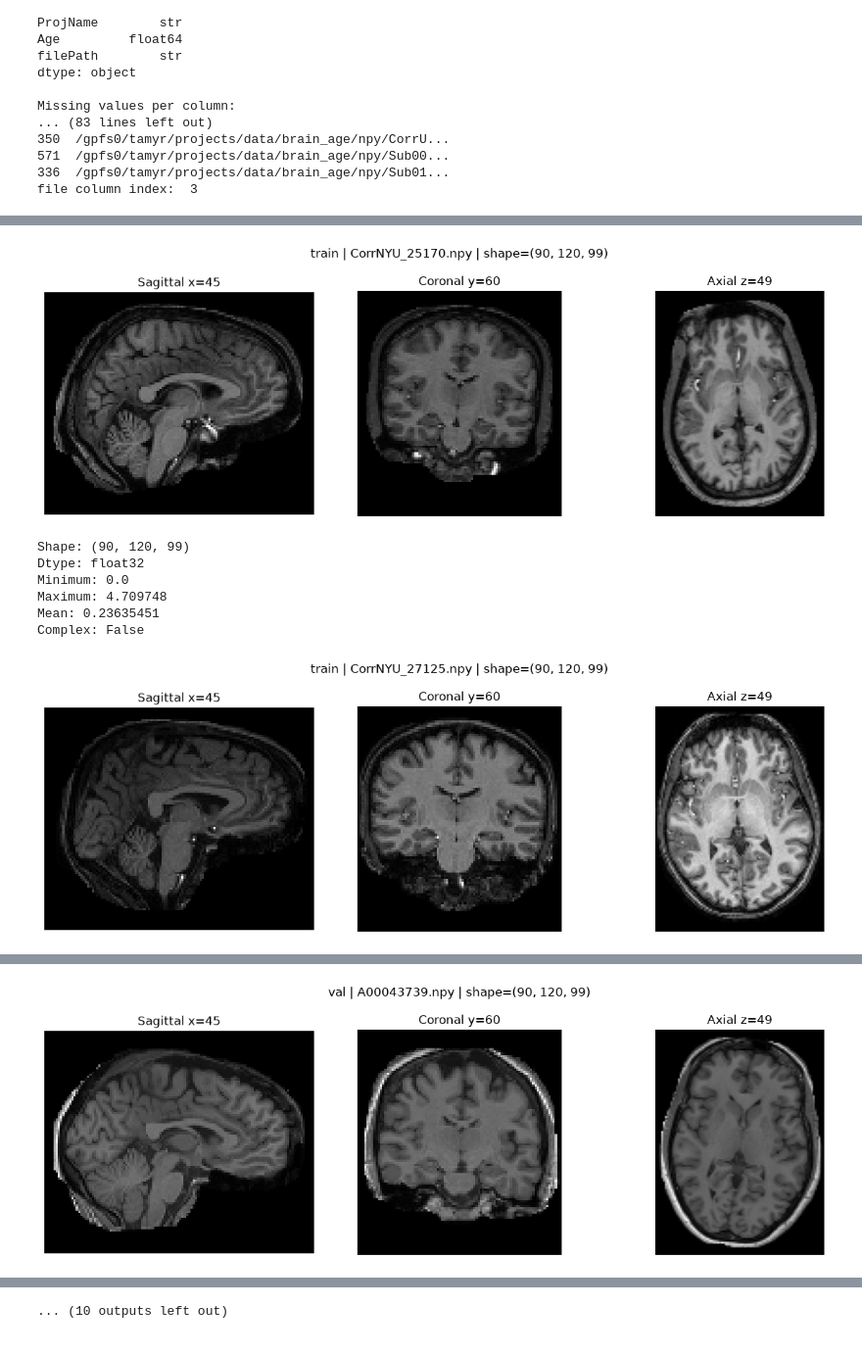
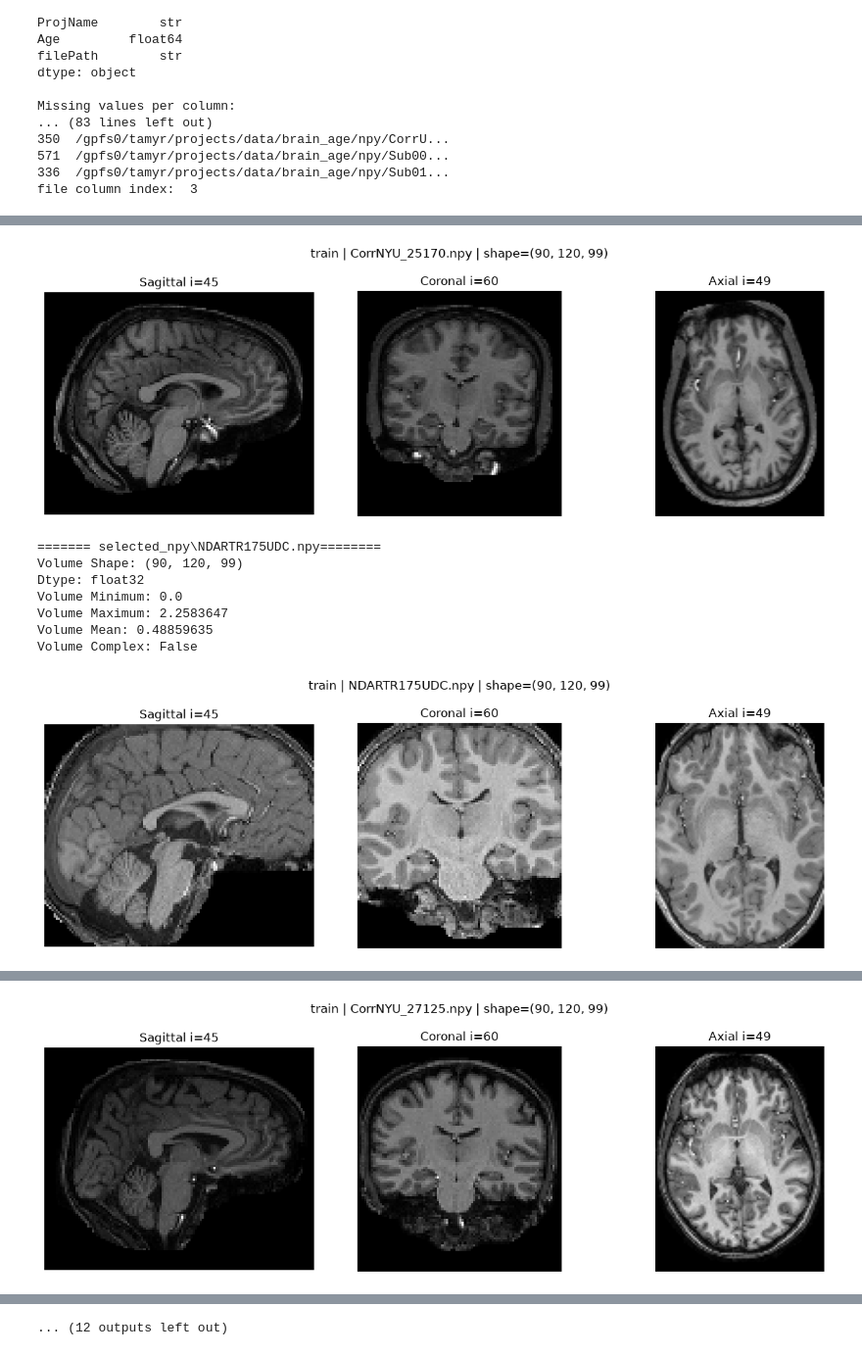
Before and after one commit to AlonZeltser/mri_course_final_project, a Jupyter notebook: notebooks/01_data_exploration.ipynb, the cells around one changed output, grey strips where cells are left out. Shown at 98% size. Saved outputs shown, nothing was run; the diff lists cells and outputs as text; code cells hidden in the pictures.

Commit message:
direct to python utility file, add normalized view

```diff
--- a/notebooks/01_data_exploration.ipynb
+++ b/notebooks/01_data_exploration.ipynb
@@ -47,9 +59,12 @@ def show_df_overview(name, df):
     print(df.sample(n=min(5, len(df)), random_state=42))
 
 #============= main ==========
+# load and show
 for key,value in csvs.items():
-    dfs[key] = pd.read_csv(value)
+    dfs[key] = load_metadata(value)
     show_df_overview(key, dfs[key])
+
+# validate file path is in all csvs at the same index
 for key,value in dfs.items():
     assert value.columns.get_loc('filePath') == file_column_index or file_column_index == -1
     file_column_index = value.columns.get_loc('filePath') if file_column_index == -1 else file_column_index
@@ -73,44 +88,44 @@ Missing values per column:
 336  /gpfs0/tamyr/projects/data/brain_age/npy/Sub01...
 file column index:  3
 # %%
+#============= Globals ==========
+
+# this aligns with data, and assumes all data has the same internal dimensional ordering
+
+brain_planes = {
+    'Sagittal':0,
+    'Coronal':1,
+    'Axial':2
+}
+
 #=============functions ==========
 
-def show_random_volume_slices(df, name, n_samples=2, seed=42):
-    # print(f'\n==== {name} ====')
+def show_random_volume_slices(df, name, n_samples=2, seed=42, normalize=False):
     sample_df = df.sample(n=min(n_samples, len(df)), random_state=seed)
-    # print(f'Showing {len(sample_df)} random samples from {name}:')
     first = True
     for _, row in sample_df.iterrows():
-        # print(f'\nRow: {row.to_dict()}')
-        npy_path = os.path.join("selected_npy", os.path.basename(row['filePath']))
-       # print(f'\nnpy_path: {npy_path}')
-
-        if not os.path.exists(npy_path):
+        npy_path = csv_path_to_local_path(row['filePath'])
+        vol = load_volume(npy_path)
+        if vol is None:
             continue
 
-        vol = np.load(npy_path)
-        if vol.ndim != 3:
-            print(f"Skipping {npy_path}: expected 3D volume, got {vol.ndim}D")
-            continue
-
-        print("Shape:", vol.shape)
+        print(f"======= {npy_path}========")
+        print("Volume Shape:", vol.shape)
         print("Dtype:", vol.dtype)
-        print("Minimum:", vol.min())
-        print("Maximum:", vol.max())
-        print("Mean:", vol.mean())
-        print("Complex:", np.iscomplexobj(vol))
-
-        cx, cy, cz = (s // 2 for s in vol.shape) #middle sections
+        print("Volume Minimum:", vol.min())
+        print("Volume Maximum:", vol.max())
+        print("Volume Mean:", vol.mean())
+        print("Volume Complex:", np.iscomplexobj(vol))
 
         fig, axes = plt.subplots(1, 3, figsize=(12, 4))
         fig.suptitle(f'{name} | {os.path.basename(npy_path)} | shape={vol.shape}')
 
-        axes[0].imshow(np.rot90(vol[cx, :, :]), cmap='gray')
-        axes[0].set_title(f'Sagittal x={cx}')
-        axes[1].imshow(np.rot90(vol[:, cy, :]), cmap='gray')
-        axes[1].set_title(f'Coronal y={cy}')
-        axes[2].imshow(np.rot90(vol[:, :, cz]), cmap='gray')
-        axes[2].set_title(f'Axial z={cz}')
+        for key, value in brain_planes.items():
+            index, slice_image = select_central_slice(vol, value)
+            if normalize:
+                slice_image = min_max_normalize(slice_image)
+            axes[value].imshow(slice_image, cmap='gray')
+            axes[value].set_title(f'{key} i={index}')
 
         for ax in axes:
             ax.axis('off')
@@ -145,8 +163,9 @@ Complex: False
 [figure]
-Shape: (90, 120, 99)
+======= selected_npy\NDARTR175UDC.npy========
+Volume Shape: (90, 120, 99)
 Dtype: float32
-Minimum: 0.0
-Maximum: 4.709748
-Mean: 0.23635451
-Complex: False
+Volume Minimum: 0.0
+Volume Maximum: 2.2583647
+Volume Mean: 0.48859635
+Volume Complex: False
-[figure, old version]
+[figure, new version]
@@ -159 +179 @@ Complex: False
-[figure, old version]
+[figure, new version]
@@ -167 +188 @@ Complex: False
-... (10 outputs left out)
+... (12 outputs left out)
```
Also changed, not shown: parts of 4 cells of this notebook, 4 other files.
